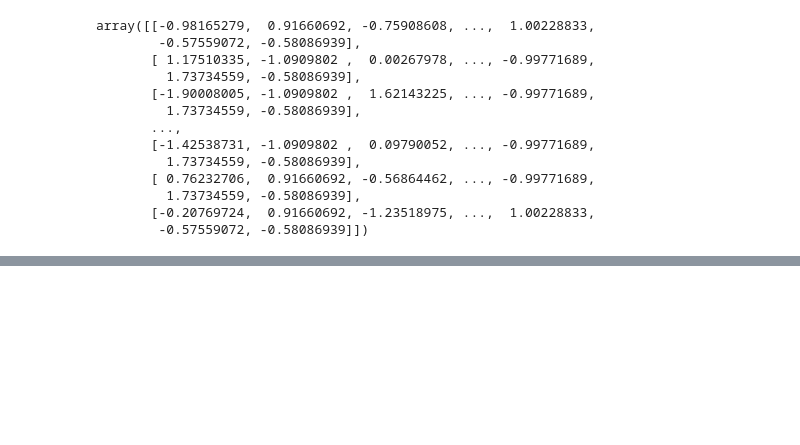
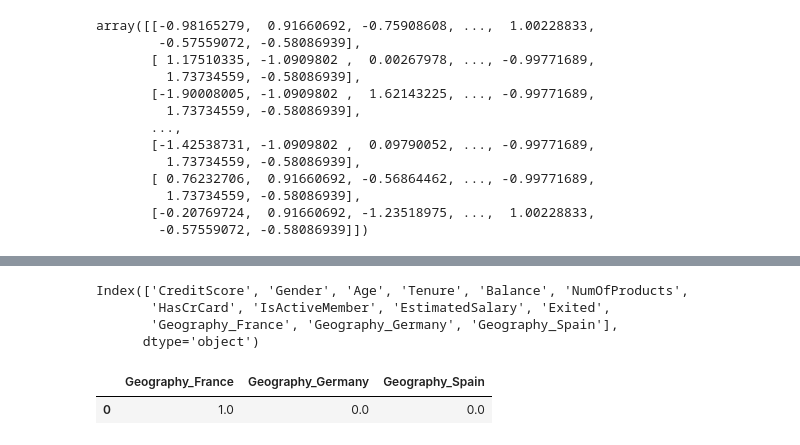
Before and after one commit to gauti5/End-to-End-Deep-Learning-Project, a Jupyter notebook: Experiments.ipynb, the cells around one changed output, grey strips where cells are left out. Cells and saved outputs as stored; diff of their text form; code cells hidden in the pictures; blank space fills up the shorter version.

```diff
--- a/Experiments.ipynb
+++ b/Experiments.ipynb
@@ -294,0 +418,7 @@ with open('scaling.pkl', 'wb') as file:
+# %%
+data.columns
+# %% [output]
+Index(['CreditScore', 'Gender', 'Age', 'Tenure', 'Balance', 'NumOfProducts',
+       'HasCrCard', 'IsActiveMember', 'EstimatedSalary', 'Exited',
+       'Geography_France', 'Geography_Germany', 'Geography_Spain'],
+      dtype='object')
@@ -294,0 +441,8 @@ with open('scaling.pkl', 'wb') as file:
+# %%
+geo_encoded=onehotencoder_geo.transform([[input_data['Geography']]]).toarray()
+geo_encoder_df=pd.DataFrame(geo_encoded, columns=onehotencoder_geo.get_feature_names_out(['Geography']))
+
+geo_encoder_df
+# %% [output]
+|  | Geography_France | Geography_Germany | Geography_Spain |
+| 0 | 1.0 | 0.0 | 0.0 |
```
Also changed, not shown: parts of 26 cells of this notebook, 12 other files.
